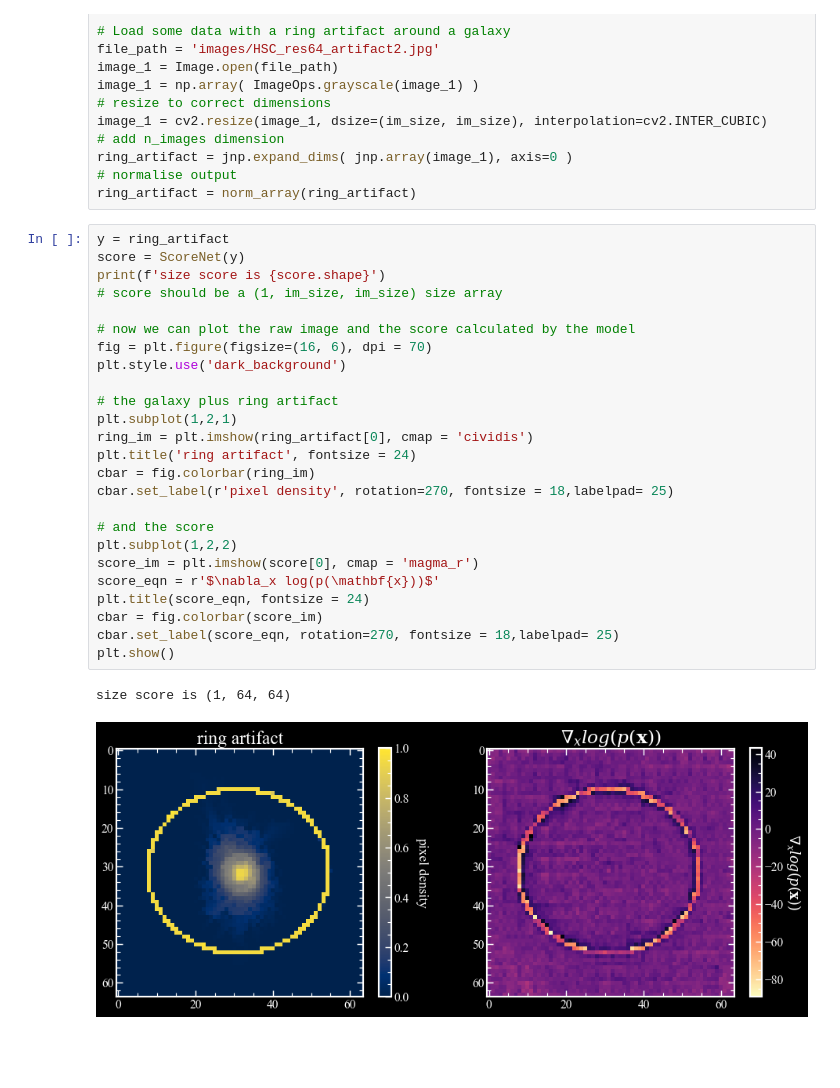
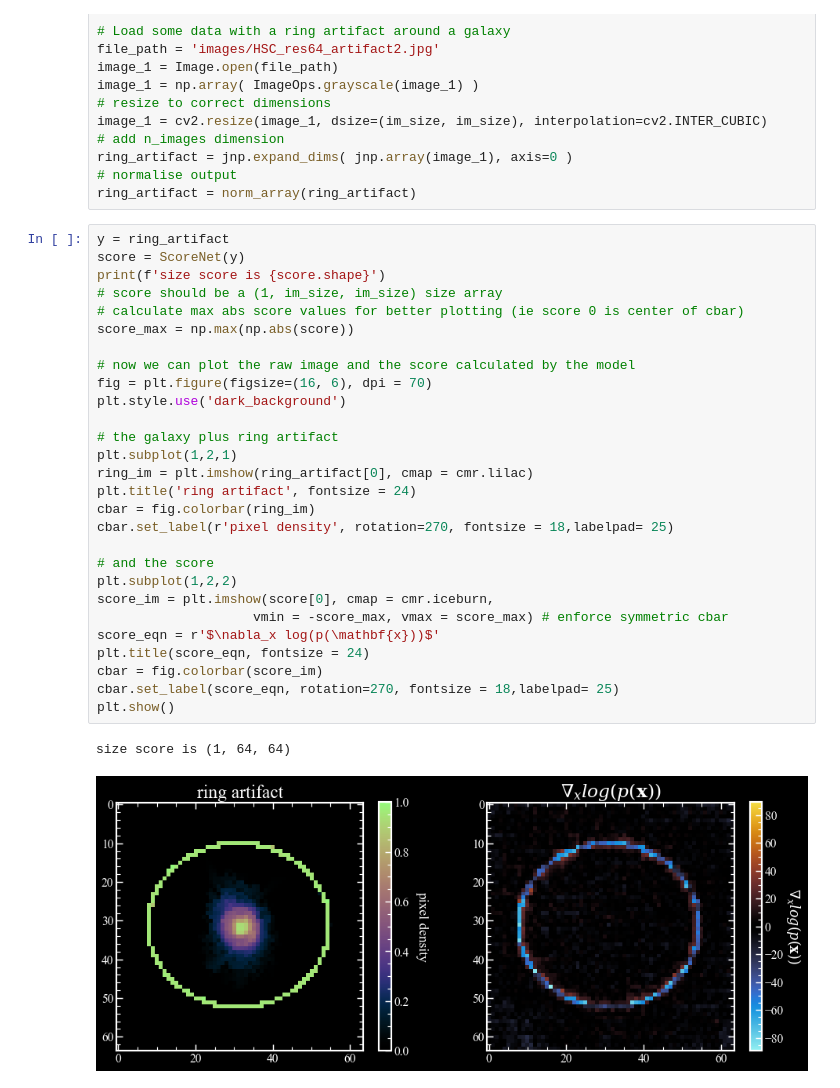
Before and after one commit to SampsonML/equinox_score_model, a Jupyter notebook: demo_notebook.ipynb, the cells around one changed output. Drawn from its saved outputs; the diff is of its cells as text; blank space fills up the shorter version.

Commit message:
updated colourbar to symmetric

```diff
--- a/demo_notebook.ipynb
+++ b/demo_notebook.ipynb
@@ -36,28 +37,31 @@ ring_artifact = norm_array(ring_artifact)
 # %%
 y = ring_artifact
 score = ScoreNet(y)
 print(f'size score is {score.shape}')
 # score should be a (1, im_size, im_size) size array
+# calculate max abs score values for better plotting (ie score 0 is center of cbar)
+score_max = np.max(np.abs(score))
 
 # now we can plot the raw image and the score calculated by the model
 fig = plt.figure(figsize=(16, 6), dpi = 70)
 plt.style.use('dark_background')
 
 # the galaxy plus ring artifact
 plt.subplot(1,2,1)
-ring_im = plt.imshow(ring_artifact[0], cmap = 'cividis')
+ring_im = plt.imshow(ring_artifact[0], cmap = cmr.lilac)
 plt.title('ring artifact', fontsize = 24)
 cbar = fig.colorbar(ring_im)
 cbar.set_label(r'pixel density', rotation=270, fontsize = 18,labelpad= 25)
 
 # and the score
 plt.subplot(1,2,2)
-score_im = plt.imshow(score[0], cmap = 'magma_r')
+score_im = plt.imshow(score[0], cmap = cmr.iceburn,
+                    vmin = -score_max, vmax = score_max) # enforce symmetric cbar
 score_eqn = r'$\nabla_x log(p(\mathbf{x}))$'
 plt.title(score_eqn, fontsize = 24)
 cbar = fig.colorbar(score_im)
 cbar.set_label(score_eqn, rotation=270, fontsize = 18,labelpad= 25)
 plt.show()
 # %% [output]
 size score is (1, 64, 64)
-[figure, old version]
+[figure, new version]
```
Also changed, not shown: parts of 1 cell of this notebook.
